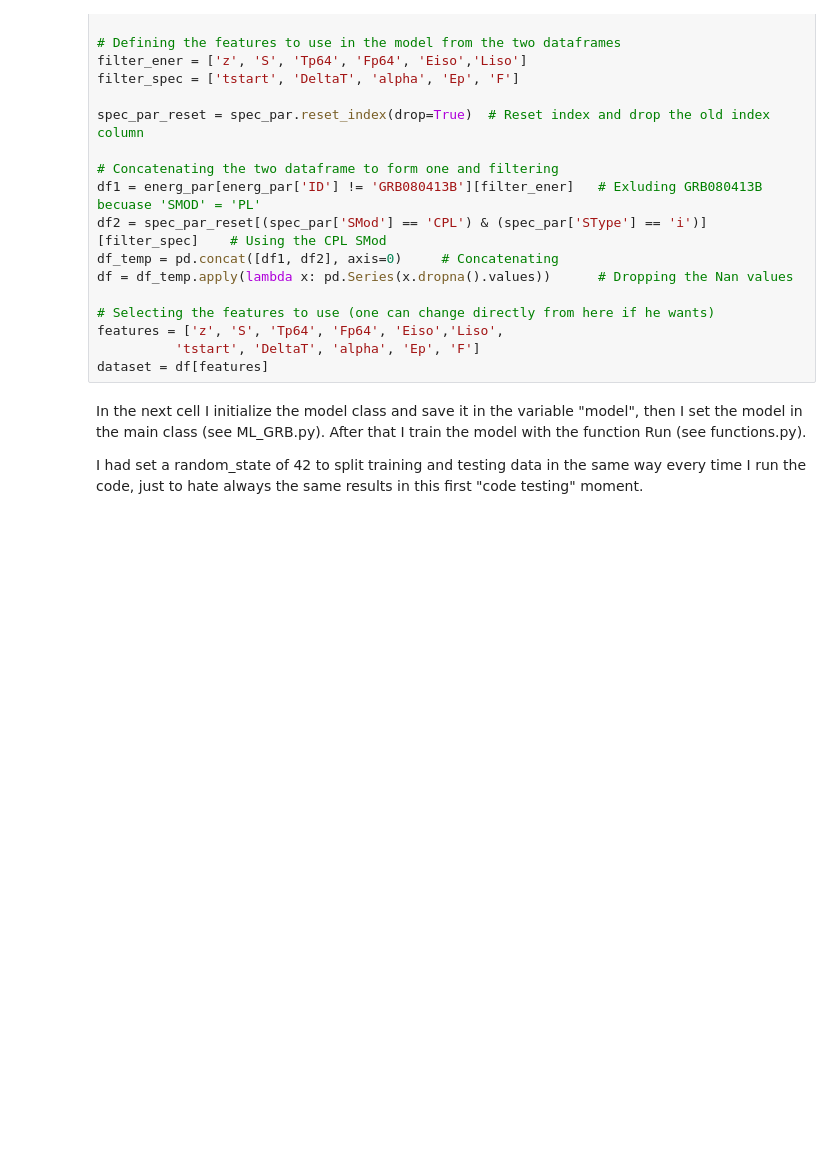
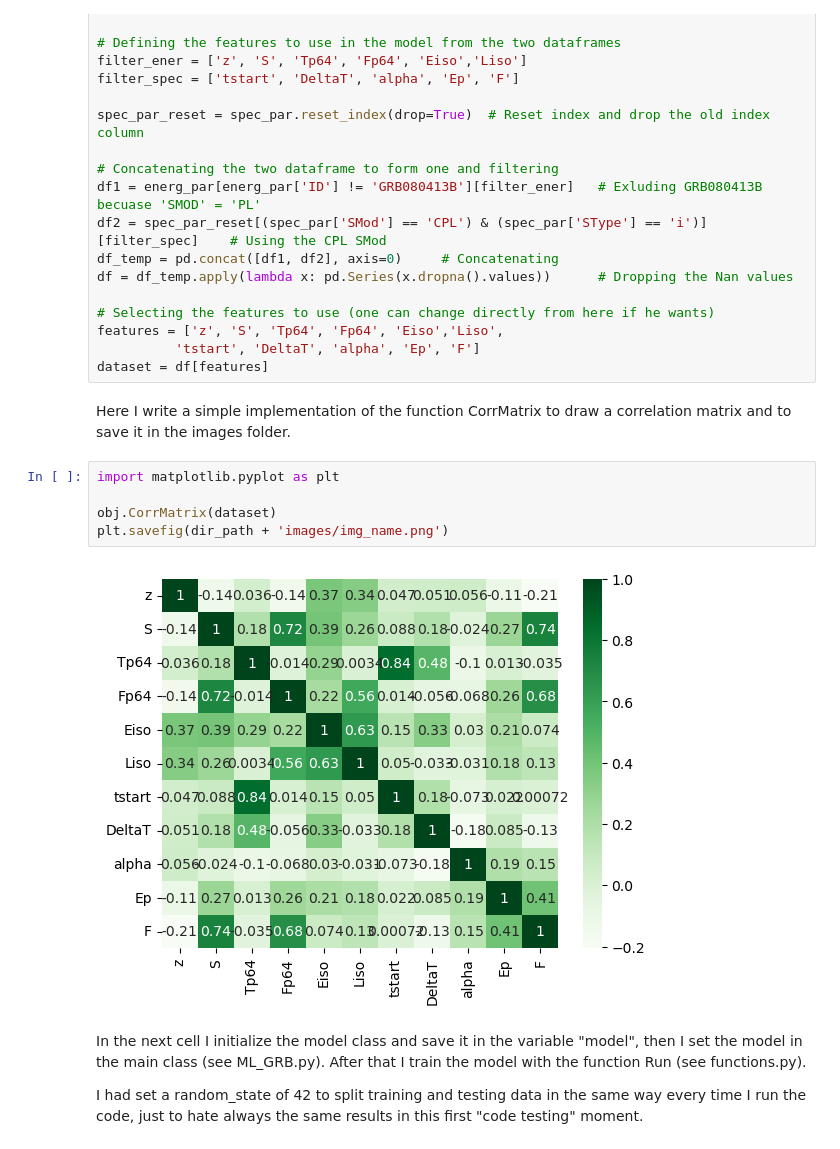
Before and after one commit to LuigiSotgiu/Project, a Jupyter notebook: main.ipynb, the cells around one changed output. Drawn from its saved outputs; the diff is of its cells as text; blank space fills up the shorter version.

Commit message:
CorrMatrix implementation
just added in the python notebook file lines of code to implement the function CorrMatrix from the ML_GRB class and save the figure in the figures folder

```diff
--- a/main.ipynb
+++ b/main.ipynb
@@ -55,6 +55,16 @@ df = df_temp.apply(lambda x: pd.Series(x.dropna().values))      # Dropping the N
 features = ['z', 'S', 'Tp64', 'Fp64', 'Eiso','Liso',
           'tstart', 'DeltaT', 'alpha', 'Ep', 'F']
 dataset = df[features]
+# %% [markdown]
+Here I write a simple implementation of the function CorrMatrix to draw a correlation matrix
+and to save it in the images folder.
+# %%
+import matplotlib.pyplot as plt
+
+obj.CorrMatrix(dataset)
+plt.savefig(dir_path + 'images/img_name.png')
+# %% [output]
+[figure, added]
 # %% [markdown]
 In the next cell I initialize the model class and save it in the variable "model", then
 I set the model in the main class (see ML_GRB.py).
```
Also changed, not shown: parts of 1 cell of this notebook, 1 other file.
